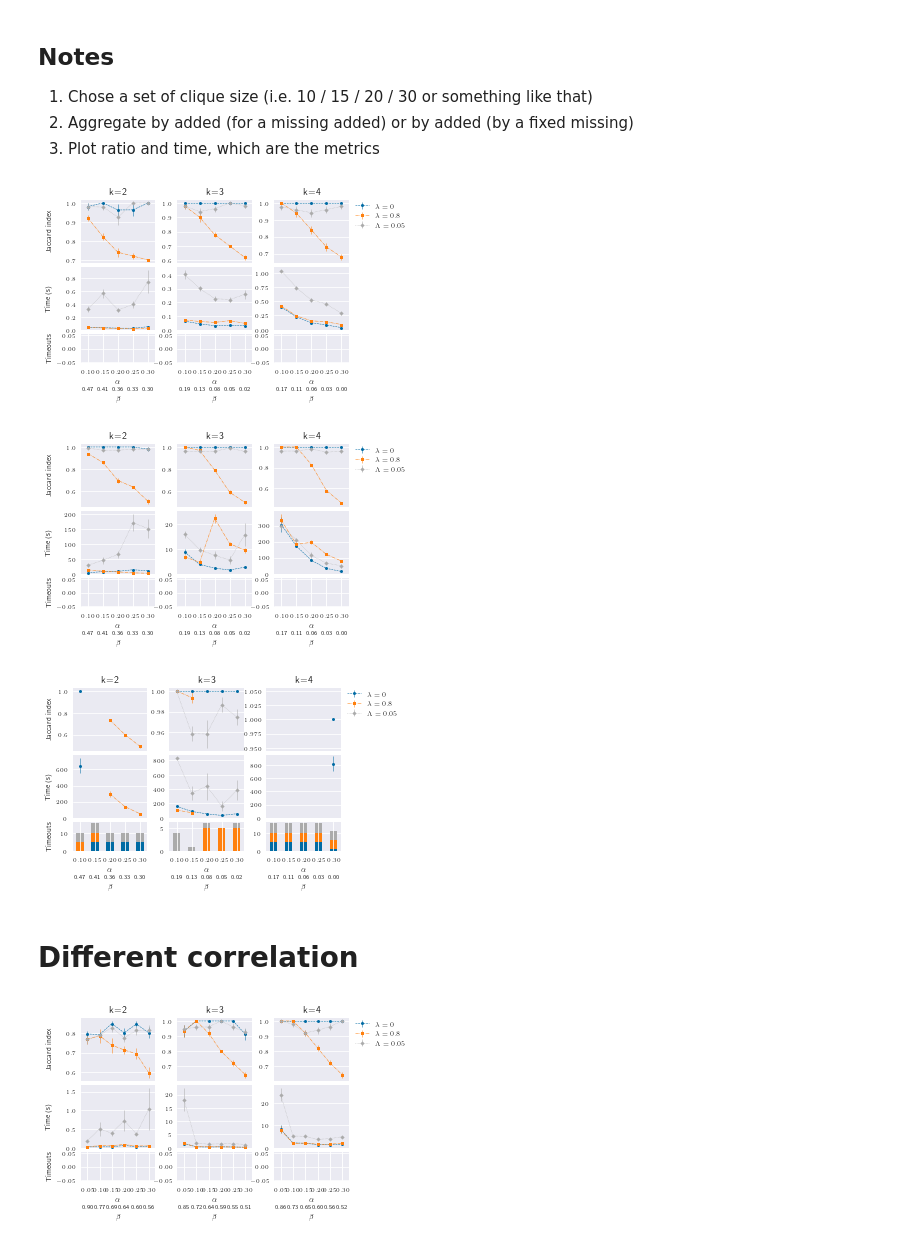
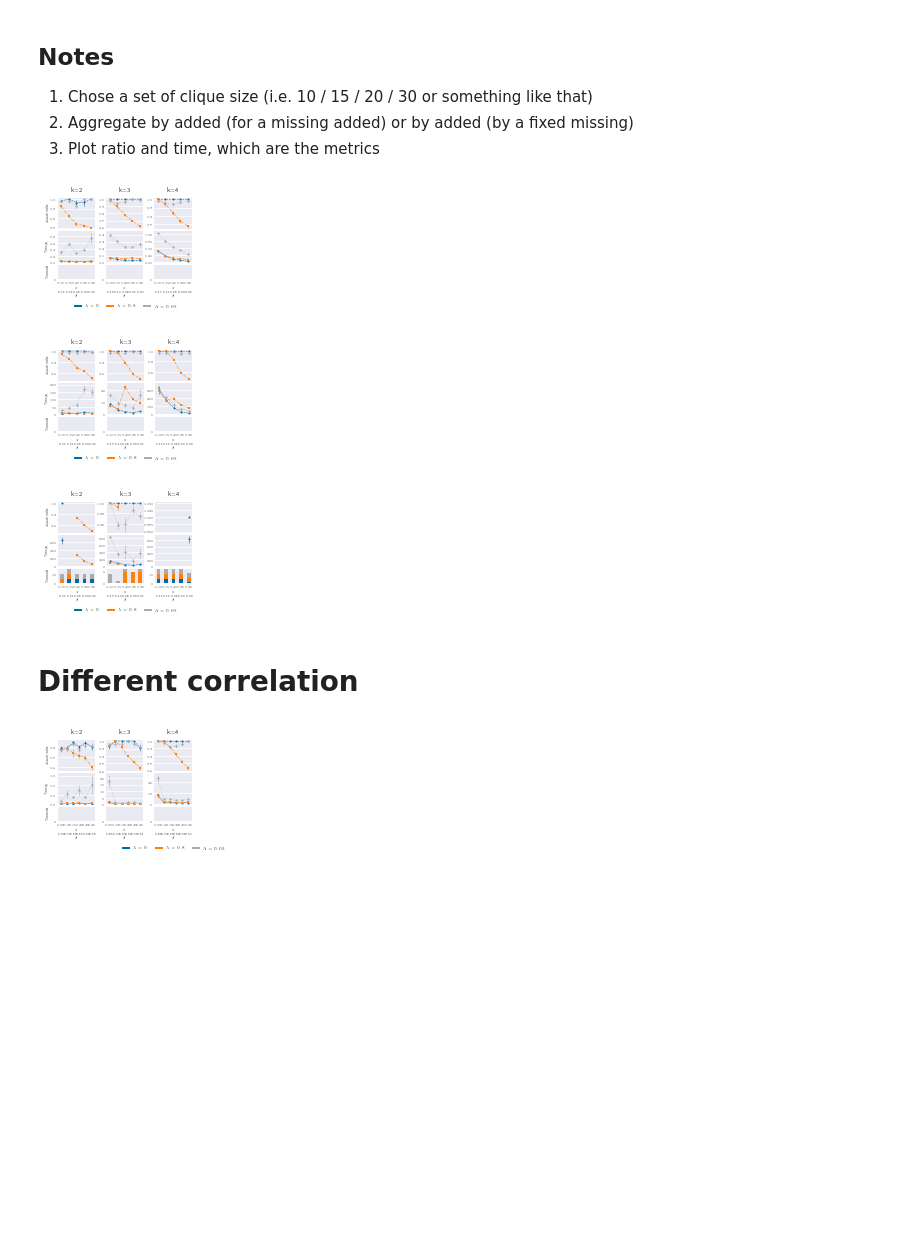
Before and after one commit to ayllon/MatchBox, a Jupyter notebook: notebooks/quasiclique-alpha_beta_corr.ipynb, the cells around one changed output. Cells and saved outputs as stored; diff of their text form; code cells hidden in the pictures; blank space fills up the shorter version.

Commit message:
Adapting plots to IEEE

```diff
--- a/notebooks/quasiclique-alpha_beta_corr.ipynb
+++ b/notebooks/quasiclique-alpha_beta_corr.ipynb
@@ -12,16 +12,20 @@ plt.style.use('seaborn')
 plt.style.use('seaborn-paper')
 plt.style.use('tableau-colorblind10')
 plt.rcParams.update({
-    'figure.figsize': (4.8, 3),
+    'figure.figsize': (4.8/2, 3/2),
     'text.usetex': True,
-    'font.size': 10,
-    'ytick.labelsize': 6,
-    'xtick.labelsize': 6,
-    'axes.labelsize': 7,
-    'legend.fontsize': 7,
-    'lines.markersize': 3,
+    'axes.titlesize': 6,
+    'font.size': 5,
+    'ytick.labelsize': 3,
+    'xtick.labelsize': 3,
+    'axes.labelsize': 3,
+    'legend.fontsize': 4,
+    'lines.markersize': 2,
     'lines.linewidth': 0.5,
-    'errorbar.capsize': 2
+    'errorbar.capsize': 2,
+    'ytick.major.pad': 2,
+    'xtick.major.pad': 2,
+    'axes.labelpad': 2
 })
 # %% [markdown]
 ## Notes
@@ -113,6 +117,10 @@ def plot_results(raw: pandas.DataFrame, fix:dict, groupby: str, algorithms: dict
         bottom += agg_timeout[f'{algo}_time']
 
     ax_timeout.set_xlabel(xlabel)
+    if not np.any(bottom>0):
+        ax_timeout.set_ylim(0, 1)
+        ax_timeout.set_yticks([0,])
+    ax_timeout.grid(False)
 
     plt.setp(ax_ratio.get_xaxis(), visible=False)
     plt.setp(ax_time.get_xaxis(), visible=False)
@@ -125,6 +133,7 @@ def plot_results(raw: pandas.DataFrame, fix:dict, groupby: str, algorithms: dict
     ax_beta.set_xlabel('$\\beta$')
     ax_beta.set_frame_on(True)
     ax_beta.patch.set_visible(False)
+    ax_beta.grid(False)
 
     for sp in ax_beta.spines.values():
         sp.set_visible(False)
@@ -134,7 +143,7 @@ def plot_results(raw: pandas.DataFrame, fix:dict, groupby: str, algorithms: dict
     ax_beta.spines["bottom"].set_position(("axes", -0.6))
 
     if legend:
-        ax_ratio.legend(bbox_to_anchor=(1.05, 1), loc='upper left', borderaxespad=0.)
+        ax_timeout.legend(loc='upper center', bbox_to_anchor=(0.5, -1.5), ncol=len(algorithms))
 
     if ylabel:
         ax_ratio.set_ylabel('Jaccard index')
@@ -148,42 +157,42 @@ la_results = pandas.read_csv('../results/quasi_Lambda_both.csv', index_col=0)
 # %%
 fig = plt.figure()
 gs0 = gridspec.GridSpec(ncols=3, nrows=1, figure=fig, wspace=0.3)
 
 plot_results(la_results, dict(clique=10, rank=2), groupby='missing', xlabel='$\\alpha$', fig=fig, gs=gs0[0], title='k=2', ylabel=True)
-plot_results(la_results, dict(clique=10, rank=3), groupby='missing', xlabel='$\\alpha$', fig=fig, gs=gs0[1], title='k=3')
-plot_results(la_results, dict(clique=10, rank=4), groupby='missing', xlabel='$\\alpha$', fig=fig, gs=gs0[2], title='k=4', legend=True)
+plot_results(la_results, dict(clique=10, rank=3), groupby='missing', xlabel='$\\alpha$', fig=fig, gs=gs0[1], title='k=3', legend=True)
+plot_results(la_results, dict(clique=10, rank=4), groupby='missing', xlabel='$\\alpha$', fig=fig, gs=gs0[2], title='k=4')
 
-fig.savefig('/home/aalvarez/Downloads/Plots/quasi_corr_10.eps', bbox_inches='tight')
+fig.savefig('/home/aalvarez/Downloads/quasi_corr_10.eps', bbox_inches='tight')
 
 plt.show()
 # %% [output]
-[figure, old version]
+[figure, new version]
 # %%
 fig = plt.figure()
 gs0 = gridspec.GridSpec(ncols=3, nrows=1, figure=fig, wspace=0.3)
 
 plot_results(la_results, dict(clique=20, rank=2), groupby='missing', xlabel='$\\alpha$', fig=fig, gs=gs0[0], title='k=2', ylabel=True)
-plot_results(la_results, dict(clique=20, rank=3), groupby='missing', xlabel='$\\alpha$', fig=fig, gs=gs0[1], title='k=3')
-plot_results(la_results, dict(clique=20, rank=4), groupby='missing', xlabel='$\\alpha$', fig=fig, gs=gs0[2], title='k=4', legend=True)
+plot_results(la_results, dict(clique=20, rank=3), groupby='missing', xlabel='$\\alpha$', fig=fig, gs=gs0[1], title='k=3', legend=True)
+plot_results(la_results, dict(clique=20, rank=4), groupby='missing', xlabel='$\\alpha$', fig=fig, gs=gs0[2], title='k=4')
 
-fig.savefig('/home/aalvarez/Downloads/Plots/quasi_corr_20.eps', bbox_inches='tight')
+fig.savefig('/home/aalvarez/Downloads/quasi_corr_20.eps', bbox_inches='tight')
 
 plt.show()
 # %% [output]
-[figure, old version]
+[figure, new version]
 # %%
 fig = plt.figure()
 gs0 = gridspec.GridSpec(ncols=3, nrows=1, figure=fig, wspace=0.3)
 
 plot_results(la_results, dict(clique=30, rank=2), groupby='missing', xlabel='$\\alpha$', fig=fig, gs=gs0[0], title='k=2', ylabel=True)
-plot_results(la_results, dict(clique=30, rank=3), groupby='missing', xlabel='$\\alpha$', fig=fig, gs=gs0[1], title='k=3')
-plot_results(la_results, dict(clique=30, rank=4), groupby='missing', xlabel='$\\alpha$', fig=fig, gs=gs0[2], title='k=4', legend=True)
+plot_results(la_results, dict(clique=30, rank=3), groupby='missing', xlabel='$\\alpha$', fig=fig, gs=gs0[1], title='k=3', legend=True)
+plot_results(la_results, dict(clique=30, rank=4), groupby='missing', xlabel='$\\alpha$', fig=fig, gs=gs0[2], title='k=4')
 
-fig.savefig('/home/aalvarez/Downloads/Plots/quasi_corr_30.eps', bbox_inches='tight')
+fig.savefig('/home/aalvarez/Downloads/quasi_corr_30.eps', bbox_inches='tight')
 
 plt.show()
 # %% [output]
-[figure, old version]
+[figure, new version]
 # %% [markdown]
 # Different correlation
 # %%
@@ -198,7 +207,7 @@ plot_results(la2_results, dict(clique=10, rank=4), groupby='missing', xlabel='$\
 
 plt.show()
 # %% [output]
-[figure, old version]
+[figure, new version]
 # %%
 fig = plt.figure()
 gs0 = gridspec.GridSpec(ncols=2, nrows=1, figure=fig, wspace=0.3)
```
Also changed, not shown: parts of 1 cell of this notebook, 2 other files.
